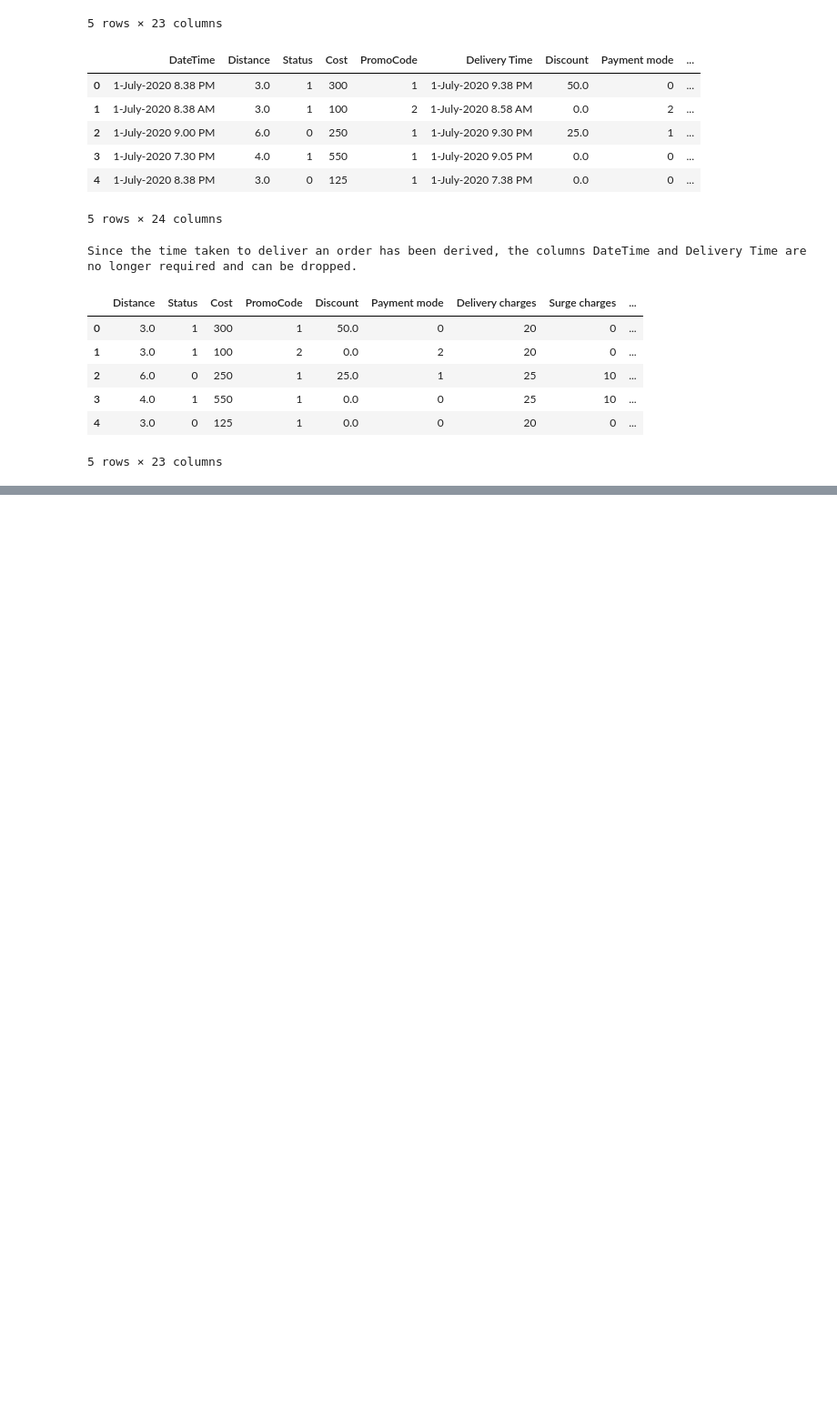
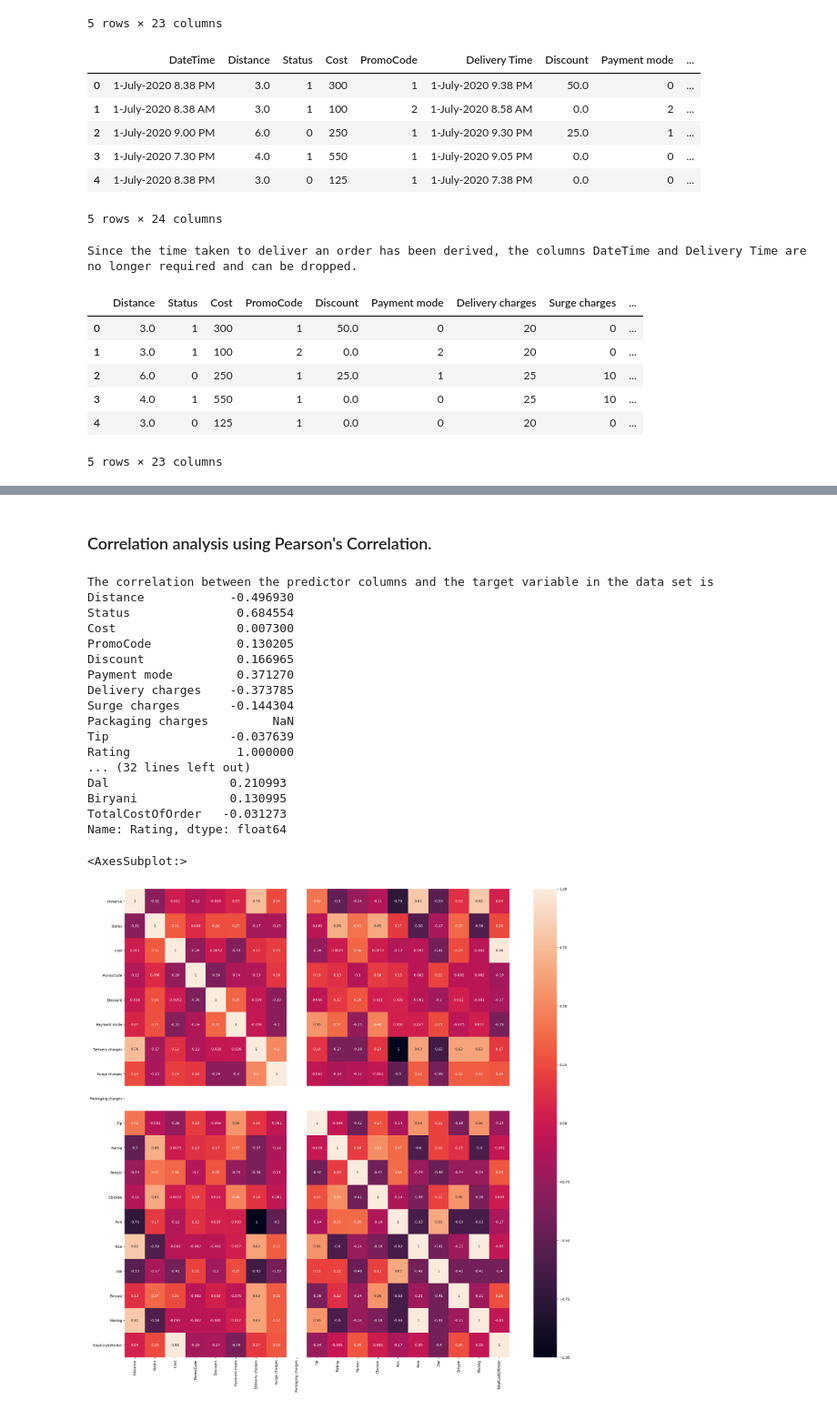
Before and after one commit to anand0105/FeatureEngg_MiniProject, a Jupyter notebook: MiniProject_FeatureEngg.ipynb, the cells around one changed output, grey strips where cells are left out. Shown at 91% size. Drawn from its saved outputs; the diff is of its cells as text; code cells hidden in the pictures; blank space fills up the shorter version.

Commit message:
exploratory data analysis - 1

```diff
--- a/MiniProject_FeatureEngg.ipynb
+++ b/MiniProject_FeatureEngg.ipynb
@@ -356,0 +430,38 @@ NameError: name 'resturant_df_binarized' is not defined
+# %% [markdown]
+### Correlation analysis using Pearson's Correlation.
+# %%
+# Find the correlation of the columns in the data set
+def find_correlation_coefficents(data):
+    corrData = data.corr(method='pearson')
+    return corrData
+
+corr_before = find_correlation_coefficents(resturant_df_binarized)
+corr_target_predictors = corr_before['Rating']
+print(f'The correlation between the predictor columns and the target variable in the data set is \n{corr_target_predictors}')
+corr_weak = corr_target_predictors[(corr_target_predictors < .01)]
+print(f'Following predictors have weak correlation with target variable:\n{corr_weak}')
+corr_strong = corr_target_predictors[((corr_target_predictors.index != 'Rating') & ((corr_target_predictors > .5) | (-0.5 < corr_target_predictors)))]
+print(f'Following predictors have strong correlation with target variable:\n{corr_strong}')
+
+plt.figure(num=None, figsize=(25, 25), dpi=100)
+sns.heatmap(corr_before, xticklabels=corr_before.columns, yticklabels=corr_before.columns, annot=True)
+# %% [output]
+The correlation between the predictor columns and the target variable in the data set is
+Distance            -0.496930
+Status               0.684554
+Cost                 0.007300
+PromoCode            0.130205
+Discount             0.166965
+Payment mode         0.371270
+Delivery charges    -0.373785
+Surge charges       -0.144304
+Packaging charges         NaN
+Tip                 -0.037639
+Rating               1.000000
+... (32 lines left out)
+Dal                 0.210993
+Biryani             0.130995
+TotalCostOfOrder   -0.031273
+Name: Rating, dtype: float64
+<AxesSubplot:>
+[figure, added]
```
Also changed, not shown: parts of 9 cells of this notebook.
